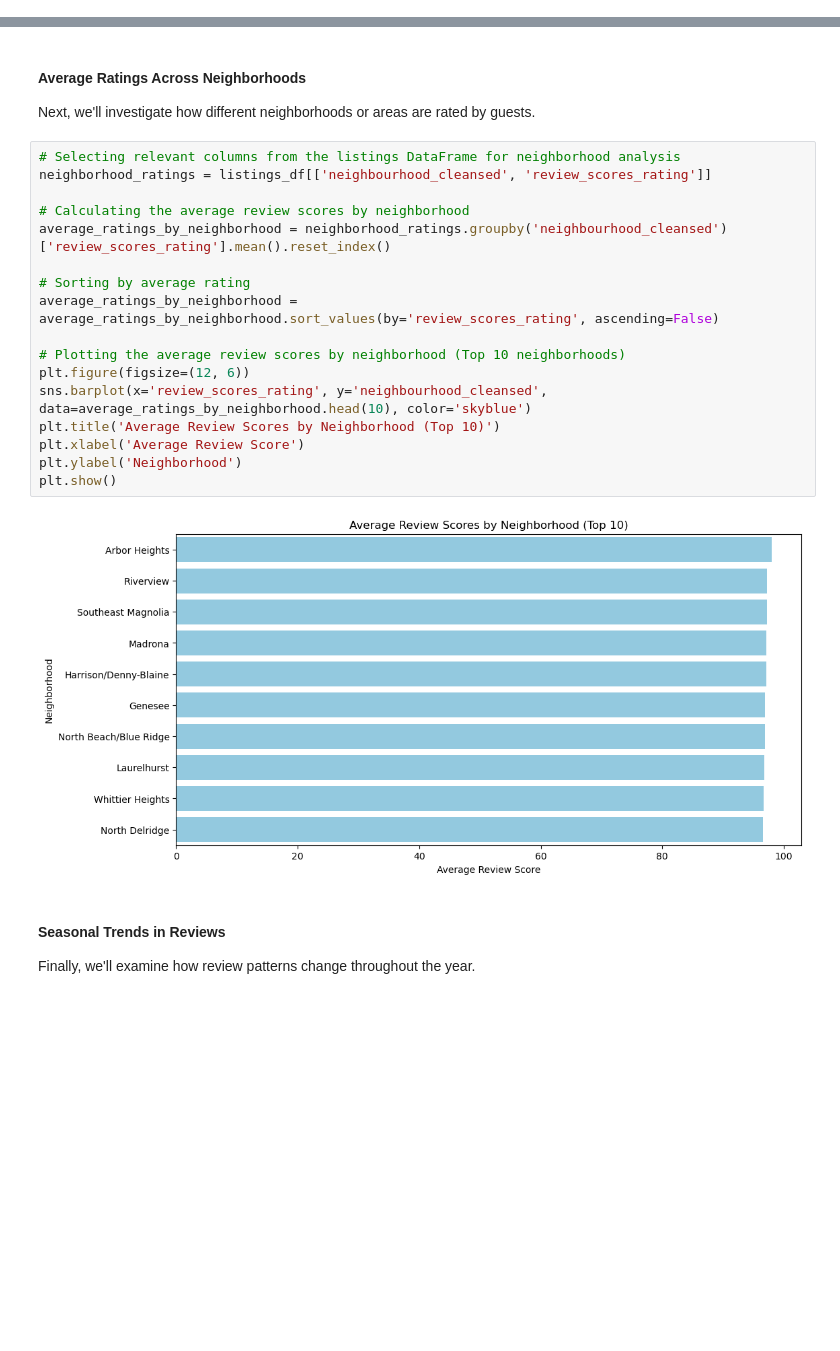
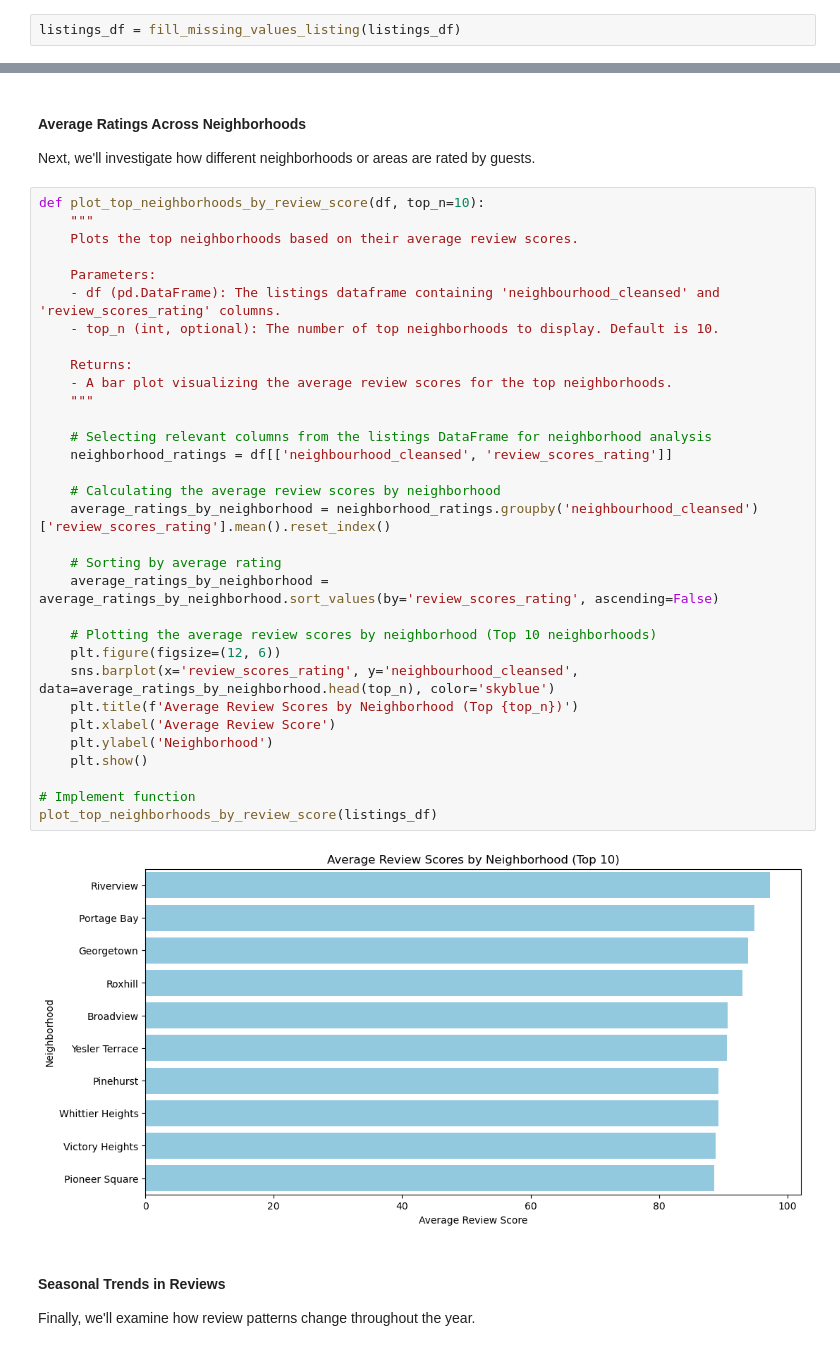
Before and after one commit to abdulghif/seattle-airbnb, a Jupyter notebook: airbnb_data_analysis.ipynb, the cells around one changed output, grey strips where cells are left out. Drawn from its saved outputs; the diff is of its cells as text; blank space fills up the shorter version.

```diff
--- a/airbnb_data_analysis.ipynb
+++ b/airbnb_data_analysis.ipynb
@@ -52,0 +274,2 @@ listings_df.head(), calendar_df.head(), reviews_df.head()
+# %%
+listings_df = fill_missing_values_listing(listings_df)
@@ -240,24 +638,39 @@ plt.show()
 
 Next, we'll investigate how different neighborhoods or areas are rated by guests.
 # %%
-# Selecting relevant columns from the listings DataFrame for neighborhood analysis
-neighborhood_ratings = listings_df[['neighbourhood_cleansed', 'review_scores_rating']]
+def plot_top_neighborhoods_by_review_score(df, top_n=10):
+    """
+    Plots the top neighborhoods based on their average review scores.
 
-# Calculating the average review scores by neighborhood
-average_ratings_by_neighborhood = neighborhood_ratings.groupby('neighbourhood_cleansed')['review_scores_rating'].mean().reset_index()
+    Parameters:
+    - df (pd.DataFrame): The listings dataframe containing 'neighbourhood_cleansed' and 'review_scores_rating' columns.
+    - top_n (int, optional): The number of top neighborhoods to display. Default is 10.
 
-# Sorting by average rating
-average_ratings_by_neighborhood = average_ratings_by_neighborhood.sort_values(by='review_scores_rating', ascending=False)
+    Returns:
+    - A bar plot visualizing the average review scores for the top neighborhoods.
+    """
 
-# Plotting the average review scores by neighborhood (Top 10 neighborhoods)
-plt.figure(figsize=(12, 6))
-sns.barplot(x='review_scores_rating', y='neighbourhood_cleansed', data=average_ratings_by_neighborhood.head(10), color='skyblue')
-plt.title('Average Review Scores by Neighborhood (Top 10)')
-plt.xlabel('Average Review Score')
-plt.ylabel('Neighborhood')
-plt.show()
+    # Selecting relevant columns from the listings DataFrame for neighborhood analysis
+    neighborhood_ratings = df[['neighbourhood_cleansed', 'review_scores_rating']]
+
+    # Calculating the average review scores by neighborhood
+    average_ratings_by_neighborhood = neighborhood_ratings.groupby('neighbourhood_cleansed')['review_scores_rating'].mean().reset_index()
+
+    # Sorting by average rating
+    average_ratings_by_neighborhood = average_ratings_by_neighborhood.sort_values(by='review_scores_rating', ascending=False)
+
+    # Plotting the average review scores by neighborhood (Top 10 neighborhoods)
+    plt.figure(figsize=(12, 6))
+    sns.barplot(x='review_scores_rating', y='neighbourhood_cleansed', data=average_ratings_by_neighborhood.head(top_n), color='skyblue')
+    plt.title(f'Average Review Scores by Neighborhood (Top {top_n})')
+    plt.xlabel('Average Review Score')
+    plt.ylabel('Neighborhood')
+    plt.show()
+
+# Implement function
+plot_top_neighborhoods_by_review_score(listings_df)
 # %% [output]
-[figure, old version]
+[figure, new version]
 # %% [markdown]
 #### Seasonal Trends in Reviews
 
```
Also changed, not shown: parts of 44 cells of this notebook, 3 other files.
